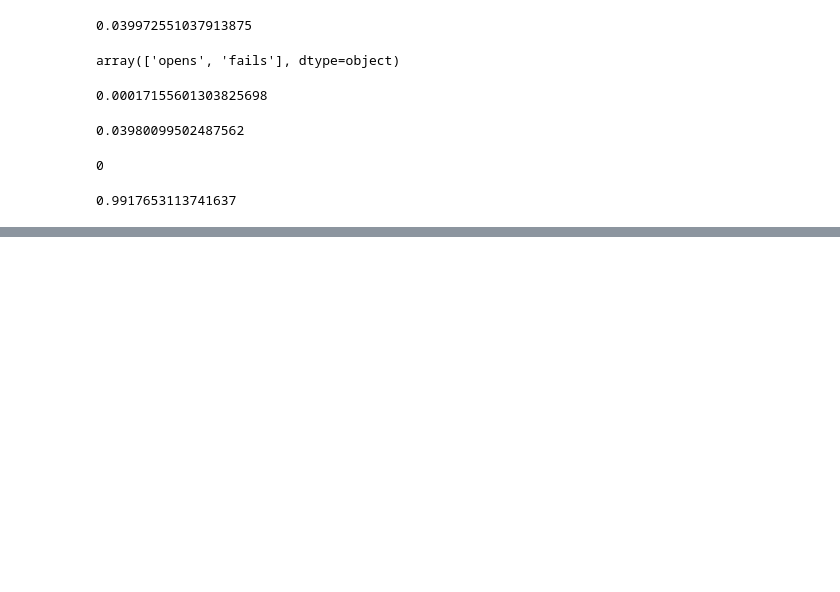
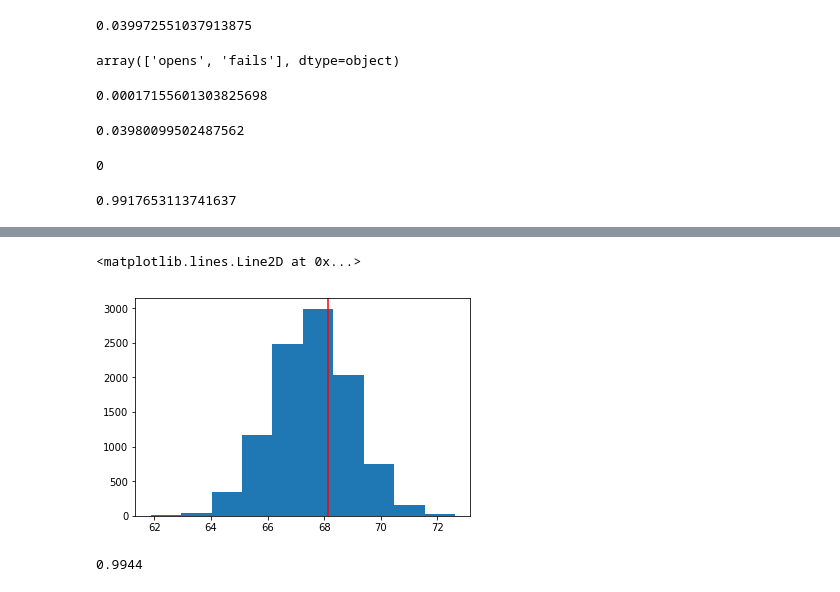
Before and after one commit to geocarvalho/python-ds, a Jupyter notebook: DS-fundations-2/statistics/12-hypothesis-tests.ipynb, the cells around one changed output, grey strips where cells are left out. Drawn from its saved outputs; the diff is of its cells as text; code cells hidden in the pictures; blank space fills up the shorter version.

```diff
--- a/DS-fundations-2/statistics/12-hypothesis-tests.ipynb
+++ b/DS-fundations-2/statistics/12-hypothesis-tests.ipynb
@@ -255,0 +294,3 @@ par_data[par_data['actual'] == 'opens'].shape[0]/par_data.shape[0]
+# %%
+sample1 = full_data.sample(5)
+sample1
@@ -255,0 +346,17 @@ par_data[par_data['actual'] == 'opens'].shape[0]/par_data.shape[0]
+# %%
+null_mean=67.60
+null_vals = np.random.normal(null_mean, std_samp, 10000)
+plt.hist(null_vals);
+plt.axvline(x=sample1.height.mean(), color='red')
+# %% [output]
+<matplotlib.lines.Line2D at 0x...>
+[figure, added]
+# %%
+# probability of a statistic higher than observed and lower
+prob_more_extreme_high = (null_vals > obs_mean).mean()
+prob_more_extreme_low = (null_mean-(obs_mean-null_mean) < null_vals).mean()
+
+pval = prob_more_extreme_low + prob_more_extreme_high
+pval # We don't have statistically significant evidence to suggest the population mean is different from 67.6 inches (reject the Null)
+# %% [output]
+0.9944
```
Also changed, not shown: parts of 30 cells of this notebook, 3 other files.
